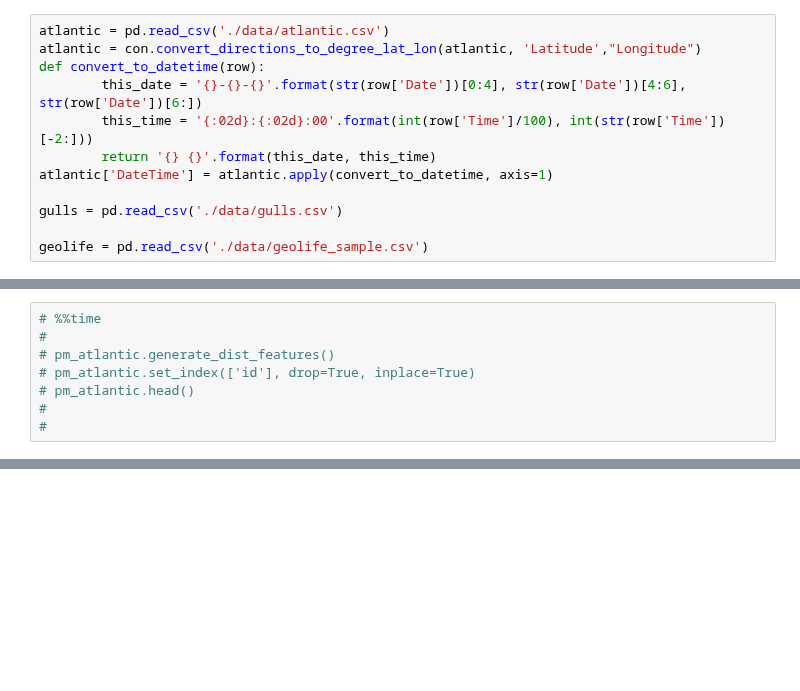
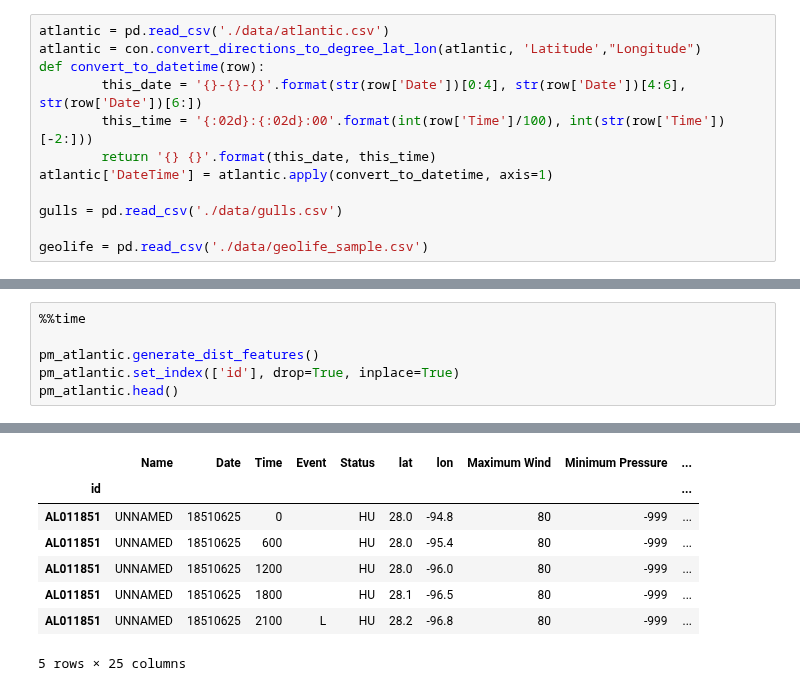
Before and after one commit to YakshHaranwala/PTRAIL, a Jupyter notebook: examples/testing.ipynb, the cells around one changed output, grey strips where cells are left out. Drawn from its saved outputs; the diff is of its cells as text; blank space fills up the shorter version.

```diff
--- a/examples/testing.ipynb
+++ b/examples/testing.ipynb
@@ -74,8 +83,7 @@ Wall time: 101 ms
 # %%
-# %%time
-#
-# pm_atlantic.generate_dist_features()
-# pm_atlantic.set_index(['id'], drop=True, inplace=True)
-# pm_atlantic.head()
-#
-#
+%%time
+
+pm_atlantic.generate_dist_features()
+pm_atlantic.set_index(['id'], drop=True, inplace=True)
+pm_atlantic.head()
+# %% [output]
@@ -82 +93,9 @@ Wall time: 101 ms
+|  | Name | Date | Time | Event | Status | lat | lon | Maximum Wind | Minimum Pressure | ... |
+| id |  |  |  |  |  |  |  |  |  | ... |
+| AL011851 | UNNAMED | 18510625 | 0 |  | HU | 28.0 | -94.8 | 80 | -999 | ... |
+| AL011851 | UNNAMED | 18510625 | 600 |  | HU | 28.0 | -95.4 | 80 | -999 | ... |
+| AL011851 | UNNAMED | 18510625 | 1200 |  | HU | 28.0 | -96.0 | 80 | -999 | ... |
+| AL011851 | UNNAMED | 18510625 | 1800 |  | HU | 28.1 | -96.5 | 80 | -999 | ... |
+| AL011851 | UNNAMED | 18510625 | 2100 | L | HU | 28.2 | -96.8 | 80 | -999 | ... |
+5 rows × 25 columns
 # %%
```
Also changed, not shown: parts of 10 cells of this notebook.
